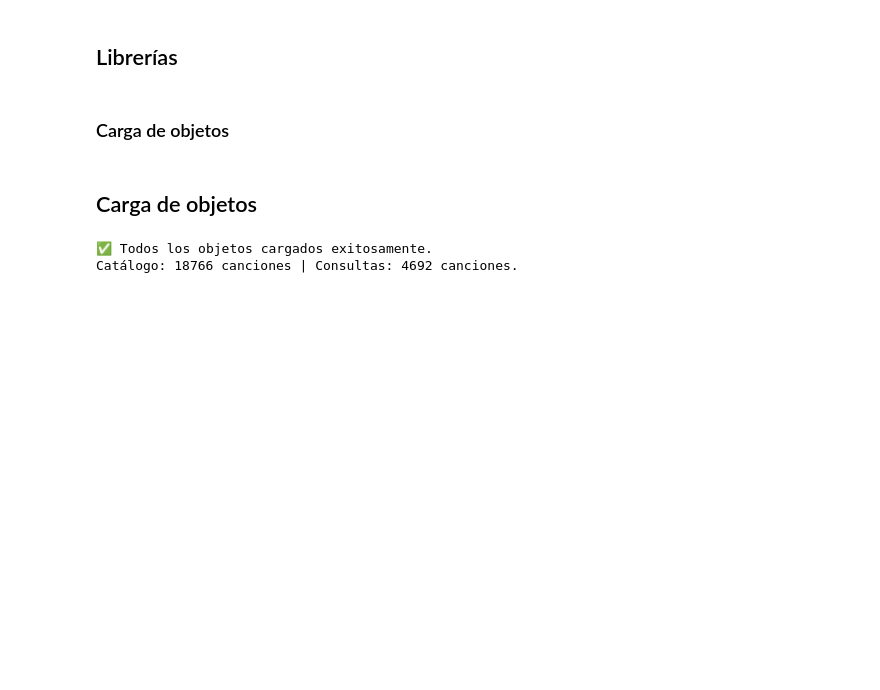
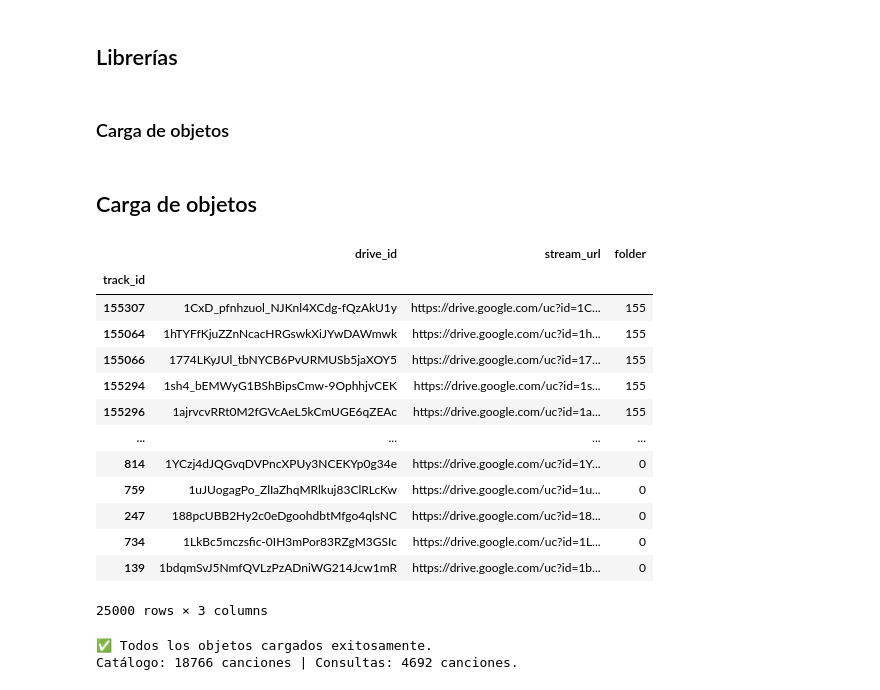
Before and after one commit to angelicaflores0202/Modelo-recomendador-espectr-gr-fico-para-audios-musicales-, a Jupyter notebook: Notebooks/Simulación.ipynb, the cells around one changed output. Saved outputs shown, nothing was run; the diff lists cells and outputs as text; code cells hidden in the pictures; blank space fills up the shorter version.

```diff
--- a/Notebooks/Simulación.ipynb
+++ b/Notebooks/Simulación.ipynb
@@ -25,3 +31,20 @@ df_test_scaled = pd.read_csv(pathModelos+'df_test_scaled.csv', index_col=0)
+# %%
+df_mapeo_drive
+# %% [output]
+|  | drive_id | stream_url | folder |
+| track_id |  |  |  |
+| 155307 | 1CxD_pfnhzuol_NJKnl4XCdg-fQzAkU1y | https://drive.google.com/uc?id=1C... | 155 |
+| 155064 | 1hTYFfKjuZZnNcacHRGswkXiJYwDAWmwk | https://drive.google.com/uc?id=1h... | 155 |
+| 155066 | 1774LKyJUl_tbNYCB6PvURMUSb5jaXOY5 | https://drive.google.com/uc?id=17... | 155 |
+| 155294 | 1sh4_bEMWyG1BShBipsCmw-9OphhjvCEK | https://drive.google.com/uc?id=1s... | 155 |
+| 155296 | 1ajrvcvRRt0M2fGVcAeL5kCmUGE6qZEAc | https://drive.google.com/uc?id=1a... | 155 |
+| ... | ... | ... | ... |
+| 814 | 1YCzj4dJQGvqDVPncXPUy3NCEKYp0g34e | https://drive.google.com/uc?id=1Y... | 0 |
+| 759 | 1uJUogagPo_ZlIaZhqMRlkuj83ClRLcKw | https://drive.google.com/uc?id=1u... | 0 |
+| 247 | 188pcUBB2Hy2c0eDgoohdbtMfgo4qlsNC | https://drive.google.com/uc?id=18... | 0 |
+| 734 | 1LkBc5mczsfic-0IH3mPor83RZgM3GSIc | https://drive.google.com/uc?id=1L... | 0 |
+| 139 | 1bdqmSvJ5NmfQVLzPzADniWG214Jcw1mR | https://drive.google.com/uc?id=1b... | 0 |
+25000 rows × 3 columns
 # %%
 print("✅ Todos los objetos cargados exitosamente.")
 print(f"Catálogo: {df_train_pca.shape[0]} canciones | Consultas: {df_test_scaled.shape[0]} canciones.")
```
Also changed, not shown: parts of 22 cells of this notebook, 1 other file.
